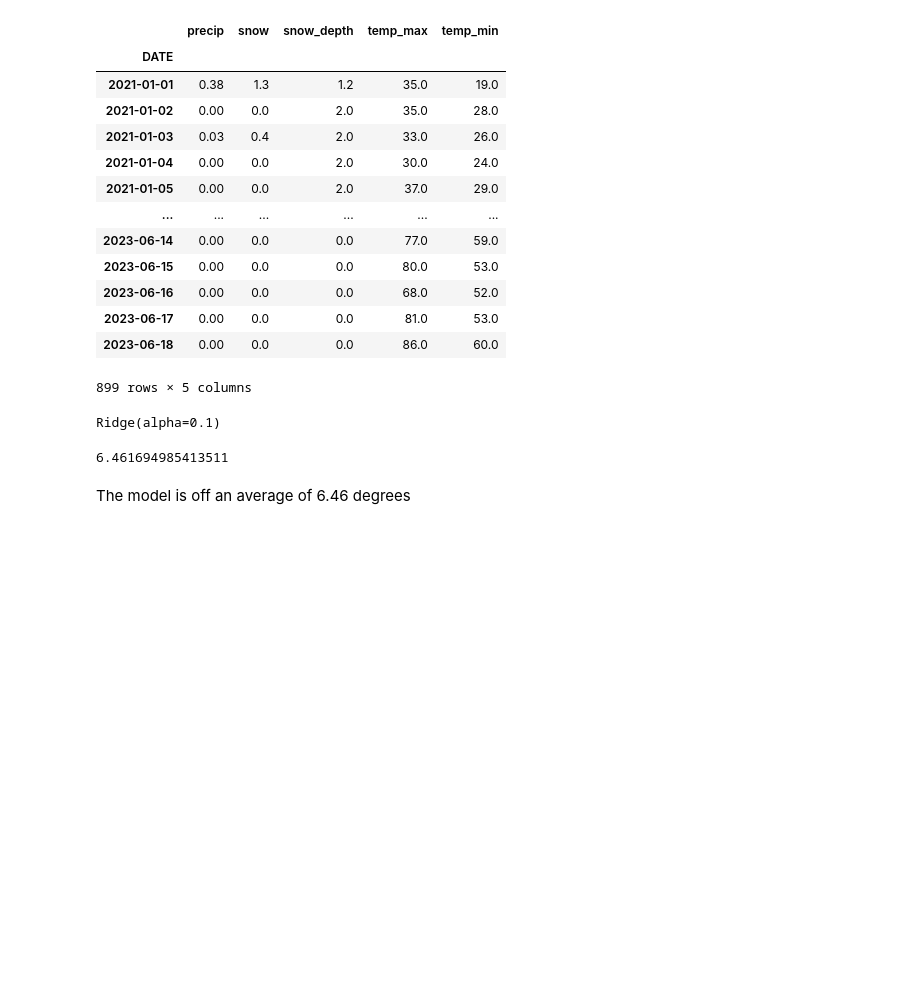
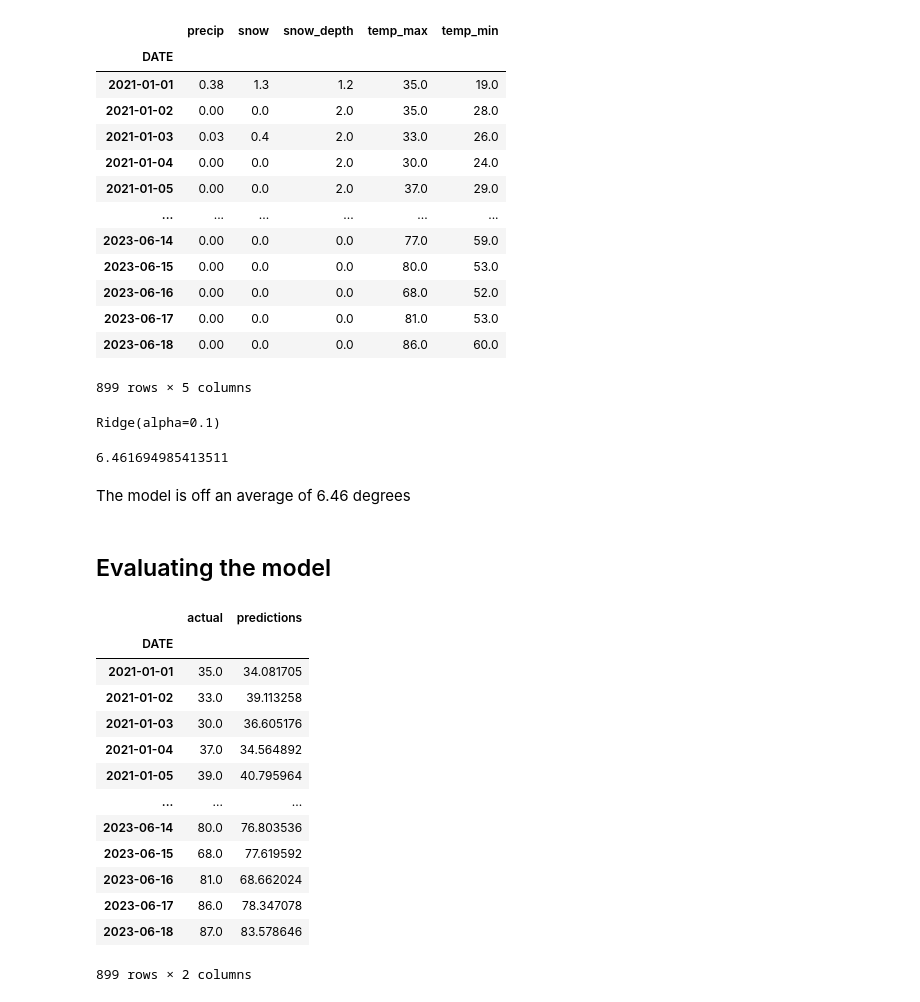
Before and after one commit to davidw102403/weather_prediction, a Jupyter notebook: model.ipynb, the cells around one changed output. Saved outputs shown, nothing was run; the diff lists cells and outputs as text; code cells hidden in the pictures; blank space fills up the shorter version.

Commit message:
evaluate the model

```diff
--- a/model.ipynb
+++ b/model.ipynb
@@ -421,3 +421,24 @@ mean_absolute_error(test["target"], predictions)
 6.461694985413511
 # %% [markdown]
 The model is off an average of 6.46 degrees
+# %% [markdown]
+## Evaluating the model
+# %%
+combined = pd.concat([test["target"], pd.Series(predictions, index=test.index)], axis=1)
+combined.columns = ["actual", "predictions"]
+combined
+# %% [output]
+|  | actual | predictions |
+| DATE |  |  |
+| 2021-01-01 | 35.0 | 34.081705 |
+| 2021-01-02 | 33.0 | 39.113258 |
+| 2021-01-03 | 30.0 | 36.605176 |
+| 2021-01-04 | 37.0 | 34.564892 |
+| 2021-01-05 | 39.0 | 40.795964 |
+| ... | ... | ... |
+| 2023-06-14 | 80.0 | 76.803536 |
+| 2023-06-15 | 68.0 | 77.619592 |
+| 2023-06-16 | 81.0 | 68.662024 |
+| 2023-06-17 | 86.0 | 78.347078 |
+| 2023-06-18 | 87.0 | 83.578646 |
+899 rows × 2 columns
```
Also changed, not shown: parts of 3 cells of this notebook.
